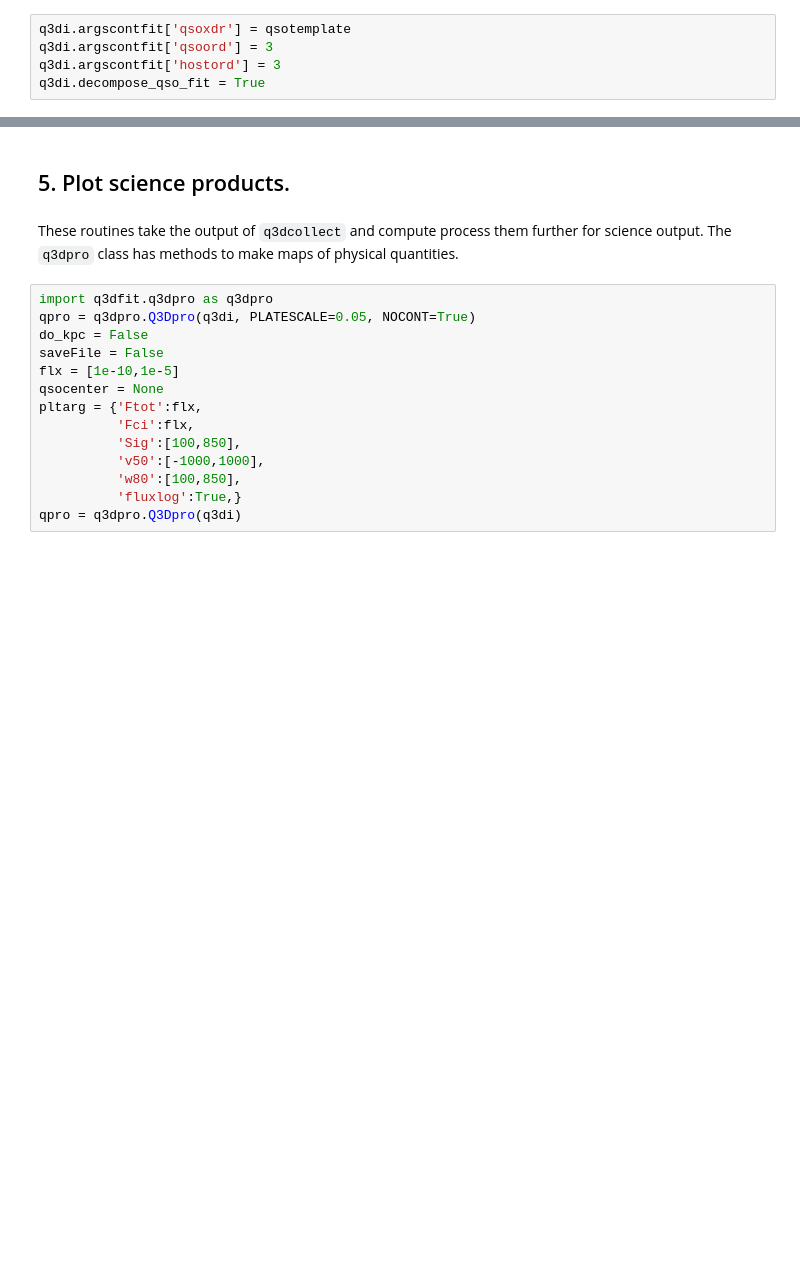
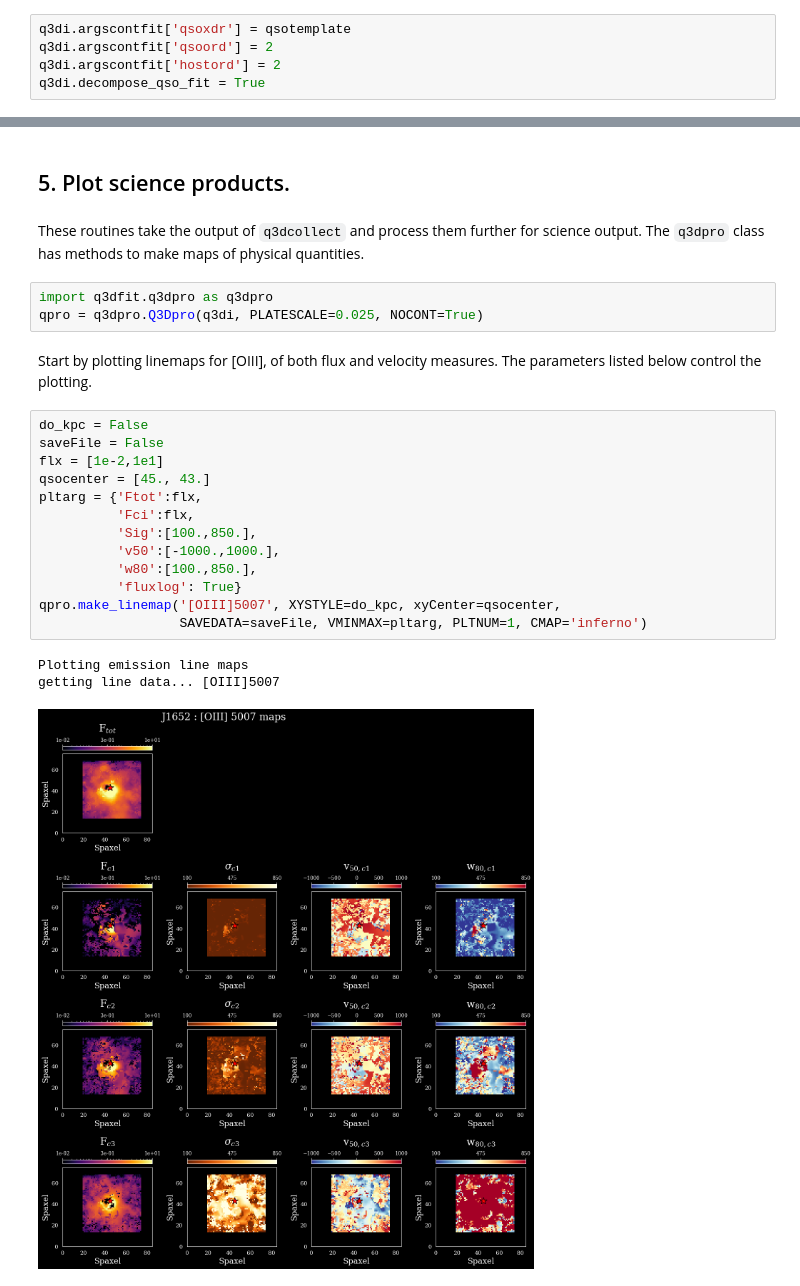
Before and after one commit to Q3D/q3dfit, a Jupyter notebook: jnb/q3dfit_example_restframeopt_nirspec.ipynb, the cells around one changed output, grey strips where cells are left out. Cells and saved outputs as stored; diff of their text form; blank space fills up the shorter version.

```diff
--- a/jnb/q3dfit_example_restframeopt_nirspec.ipynb
+++ b/jnb/q3dfit_example_restframeopt_nirspec.ipynb
@@ -291,8 +329,8 @@ The continuum fitting parameters specified here are for the case of simultaneous
 - `blrpar` = Set of initial Gaussian parameters (flux, observed wavelength, sigma in km/s) for fitting empirical scattered-light model (relevant only for narrow set of cases).
 # %%
 q3di.argscontfit['qsoxdr'] = qsotemplate
-q3di.argscontfit['qsoord'] = 3
-q3di.argscontfit['hostord'] = 3
+q3di.argscontfit['qsoord'] = 2
+q3di.argscontfit['hostord'] = 2
 q3di.decompose_qso_fit = True
 # %% [markdown]
 Optional arguments to `lmfit`. These are the tolerances for determining fit convergence, described in further detail [here](https://docs.scipy.org/doc/scipy/reference/generated/scipy.optimize.least_squares.html).
@@ -379,18 +446,26 @@ q3dcollect(q3di, cols=cols, rows=rows)
 # %% [markdown]
 ## 5. Plot science products. <a class="anchor" id="chapter5"></a>
 # %% [markdown]
-These routines take the output of `q3dcollect` and compute process them further for science output. The `q3dpro` class has methods to make maps of physical quantities.
+These routines take the output of `q3dcollect` and process them further for science output. The `q3dpro` class has methods to make maps of physical quantities.
+# %%
+import q3dfit.q3dpro as q3dpro
+qpro = q3dpro.Q3Dpro(q3di, PLATESCALE=0.025, NOCONT=True)
+# %% [markdown]
+Start by plotting linemaps for [OIII], of both flux and velocity measures. The parameters listed below control the plotting.
 # %%
-import q3dfit.q3dpro as q3dpro
-qpro = q3dpro.Q3Dpro(q3di, PLATESCALE=0.05, NOCONT=True)
 do_kpc = False
 saveFile = False
-flx = [1e-10,1e-5]
-qsocenter = None
+flx = [1e-2,1e1]
+qsocenter = [45., 43.]
 pltarg = {'Ftot':flx,
           'Fci':flx,
-          'Sig':[100,850],
-          'v50':[-1000,1000],
-          'w80':[100,850],
-          'fluxlog':True,}
-qpro = q3dpro.Q3Dpro(q3di)
+          'Sig':[100.,850.],
+          'v50':[-1000.,1000.],
+          'w80':[100.,850.],
+          'fluxlog': True}
+qpro.make_linemap('[OIII]5007', XYSTYLE=do_kpc, xyCenter=qsocenter,
+                  SAVEDATA=saveFile, VMINMAX=pltarg, PLTNUM=1, CMAP='inferno')
+# %% [output]
+Plotting emission line maps
+getting line data... [OIII]5007
+[figure, added]
```
Also changed, not shown: parts of 23 cells of this notebook, 3 other files.
